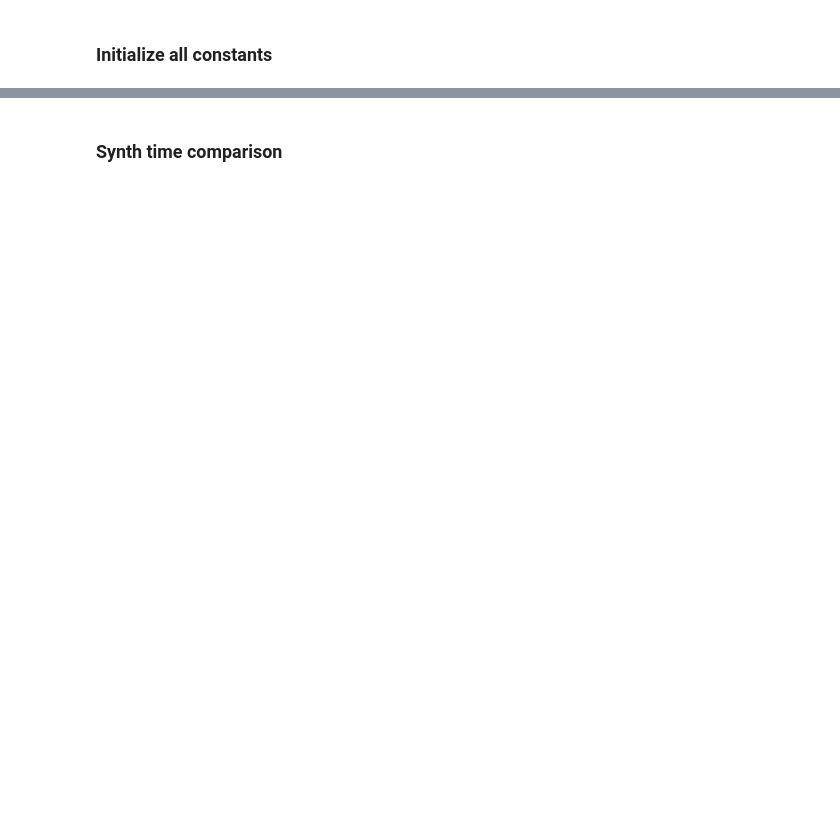
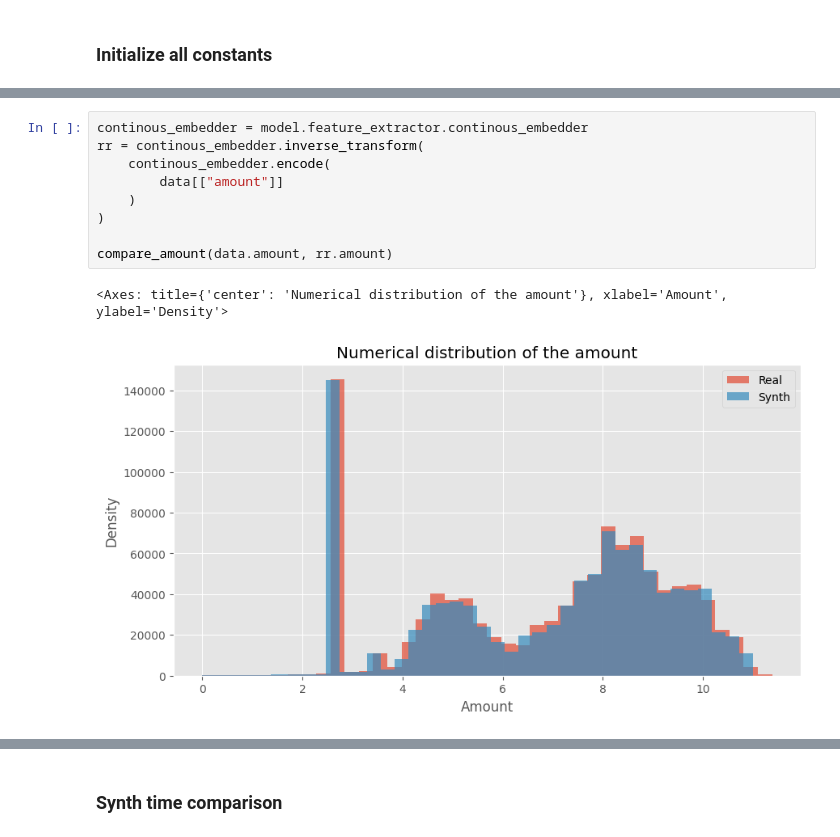
Before and after one commit to lucianolorenti/TRGAN, a Jupyter notebook: notebooks/TRGAN_chech.ipynb, the cells around one changed output, grey strips where cells are left out. Drawn from its saved outputs; the diff is of its cells as text; blank space fills up the shorter version.

```diff
--- a/notebooks/TRGAN_chech.ipynb
+++ b/notebooks/TRGAN_chech.ipynb
@@ -220,0 +135,12 @@ Dim X_emb: (1056018, 37) || Dim V_c: (1056018, 14)
+# %%
+continous_embedder = model.feature_extractor.continous_embedder
+rr = continous_embedder.inverse_transform(
+    continous_embedder.encode(
+        data[["amount"]]
+    )
+)
+
+compare_amount(data.amount, rr.amount)
+# %% [output]
+<Axes: title={'center': 'Numerical distribution of the amount'}, xlabel='Amount', ylabel='Density'>
+[figure, added]
```
Also changed, not shown: parts of 89 cells of this notebook, 6 other files.
